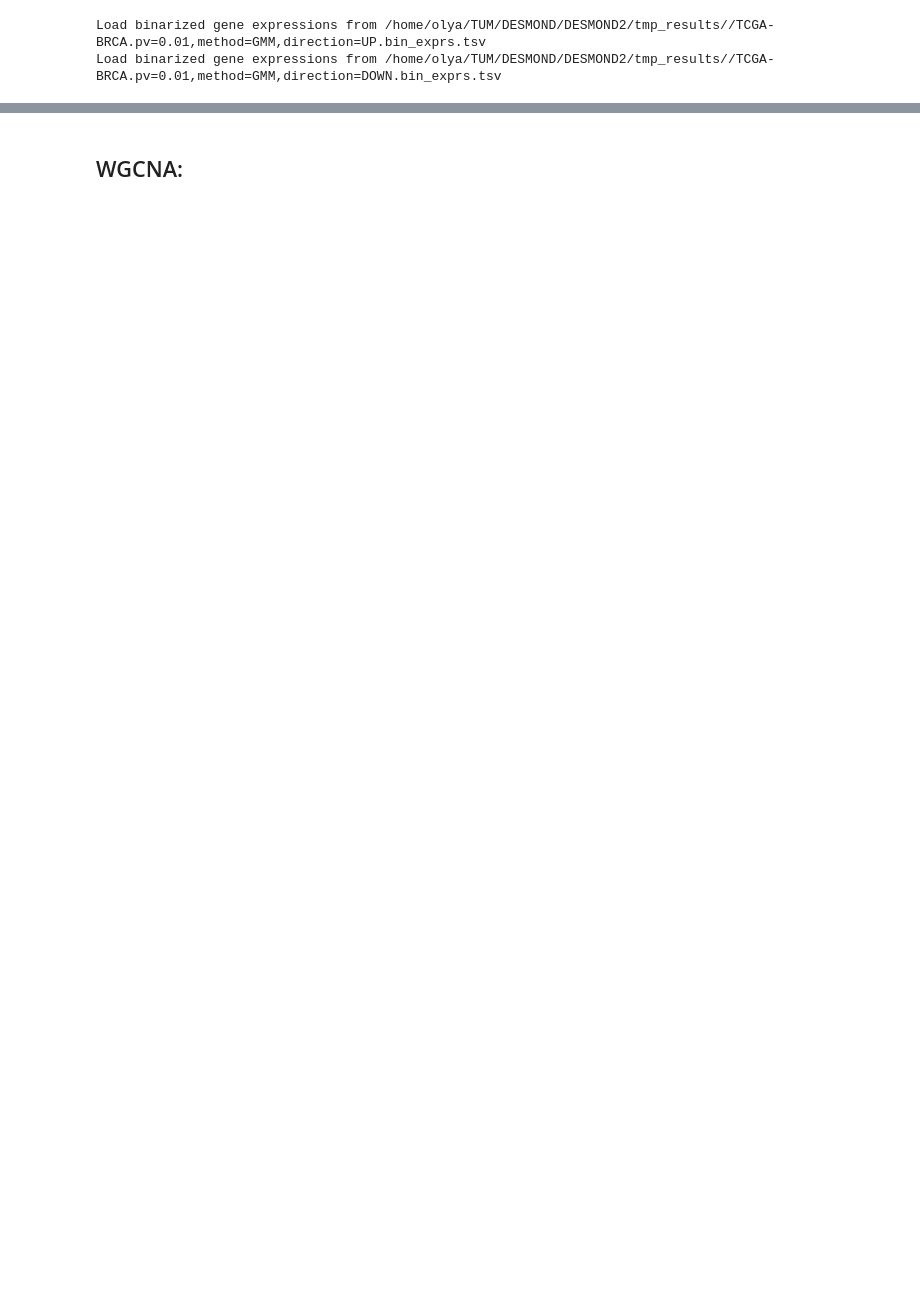
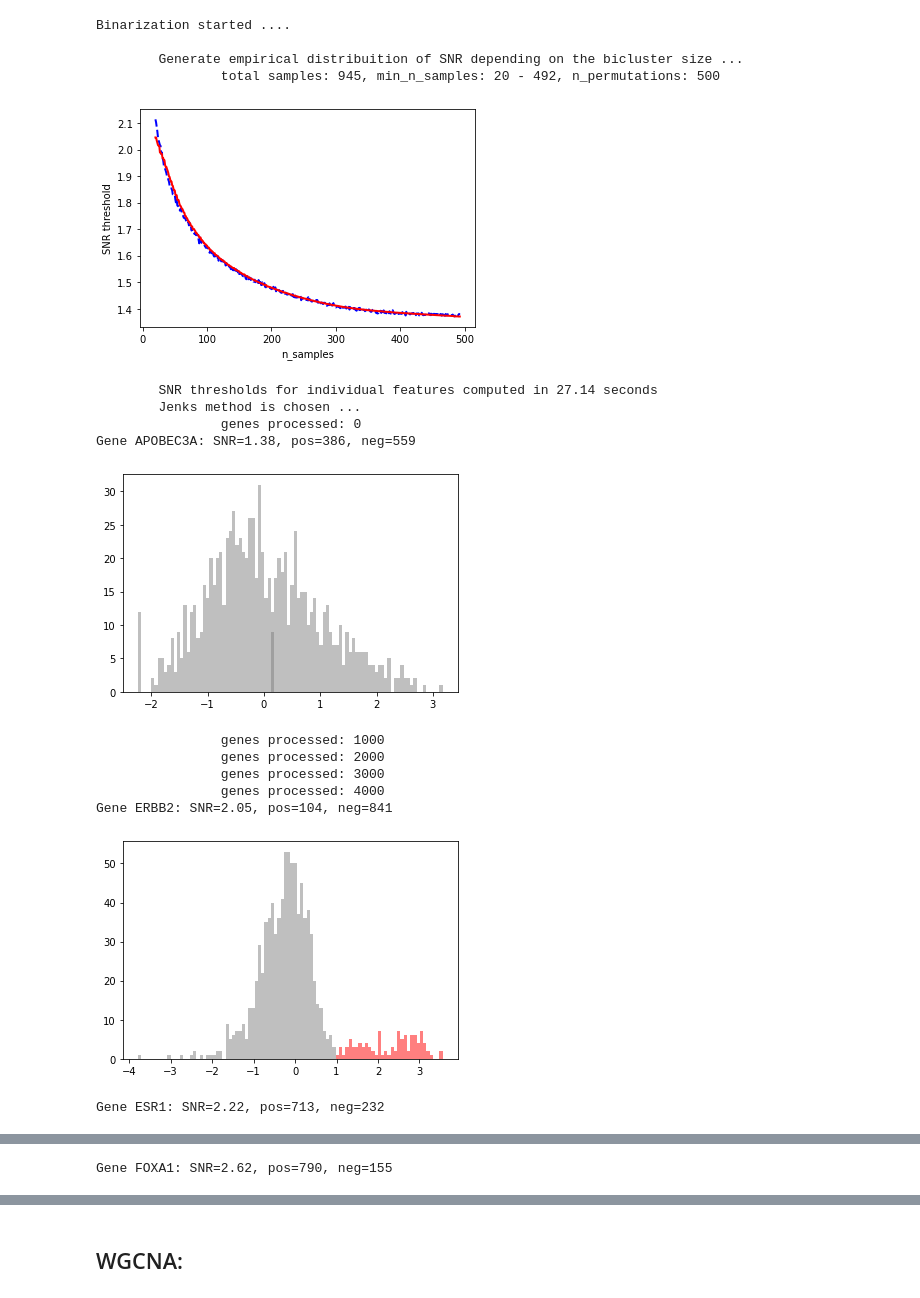
Before and after one commit to ozolotareva/unpast_paper, a Jupyter notebook: DESMOND2_step_by_step.ipynb, the cells around one changed output, grey strips where cells are left out. Cells and saved outputs as stored; diff of their text form; code cells hidden in the pictures; blank space fills up the shorter version.

```diff
--- a/DESMOND2_step_by_step.ipynb
+++ b/DESMOND2_step_by_step.ipynb
@@ -100,12 +97,33 @@ Mininal number of samples in a module: 20
 # %%
 from method import binarize
 
 show_fits = [ "FOXA1","ESR1","ERBB2",'APOBEC3A',"PIK3R2"] # some exmaple genes
-binarized_expressions = binarize(exprs, method=bin_method,
-                                       load=load, save = save, prefix = out_dir+"/"+basename,
-                                       min_n_samples = min_n_samples, snr_pval = snr_pval,
-                                       plot_all = plot_all,plot_SNR_thr= 10.0,show_fits =show_fits,
-                                       verbose= verbose,seed=seed)
+
+if load:
+    binarized_data = out_dir+"/"+basename
+else:
+    binarized_data = None
+
+binarized_expressions = binarize(exprs,binarized_fname_prefix = binarized_data,
+                                 method=bin_method, save = save, prefix = out_dir+"/"+basename,
+                                 min_n_samples = min_n_samples, snr_pval = snr_pval,
+                                 plot_all = plot_all,show_fits =show_fits,
+                                 verbose= verbose,seed=seed)
 # %% [output]
-Load binarized gene expressions from /home/olya/TUM/DESMOND/DESMOND2/tmp_results//TCGA-BRCA.pv=0.01,method=GMM,direction=UP.bin_exprs.tsv
-Load binarized gene expressions from /home/olya/TUM/DESMOND/DESMOND2/tmp_results//TCGA-BRCA.pv=0.01,method=GMM,direction=DOWN.bin_exprs.tsv
+Binarization started ....
+
+        Generate empirical distribuition of SNR depending on the bicluster size ...
+                total samples: 945, min_n_samples: 20 - 492, n_permutations: 500
+[figure, added]
+        SNR thresholds for individual features computed in 27.14 seconds
+        Jenks method is chosen ...
+                genes processed: 0
+Gene APOBEC3A: SNR=1.38, pos=386, neg=559
+[figure, added]
+                genes processed: 1000
+                genes processed: 2000
+                genes processed: 3000
+                genes processed: 4000
+Gene ERBB2: SNR=2.05, pos=104, neg=841
+[figure, added]
+Gene ESR1: SNR=2.22, pos=713, neg=232
@@ -111,0 +131 @@ Load binarized gene expressions from /home/olya/TUM/DESMOND/DESMOND2/tmp_results
+Gene FOXA1: SNR=2.62, pos=790, neg=155
```
Also changed, not shown: parts of 14 cells of this notebook, 2 other files.
